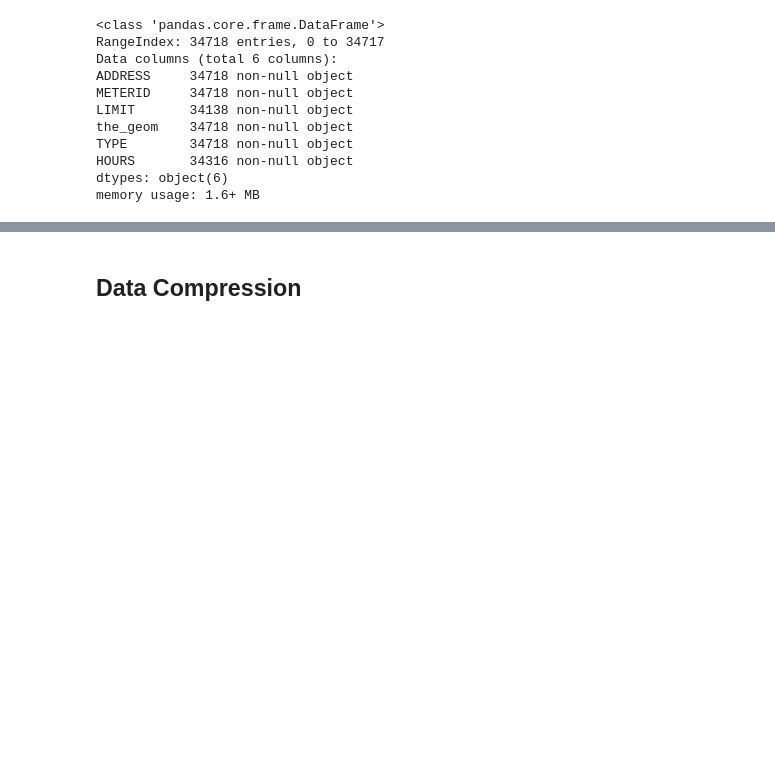
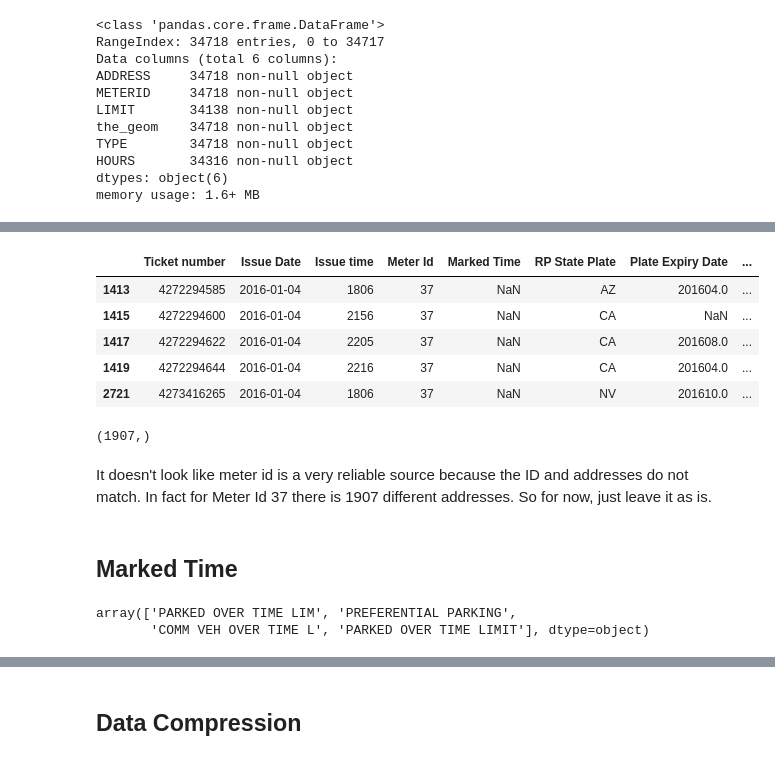
Before and after one commit to jachen36/2018_la_parking_citation, a Jupyter notebook: cleaning.ipynb, the cells around one changed output, grey strips where cells are left out. Saved outputs shown, nothing was run; the diff lists cells and outputs as text; code cells hidden in the pictures; blank space fills up the shorter version.

```diff
--- a/cleaning.ipynb
+++ b/cleaning.ipynb
@@ -211,0 +196,22 @@ meter_count.shape
+# %%
+df[df['Meter Id'] == '37'].head()
+# %% [output]
+|  | Ticket number | Issue Date | Issue time | Meter Id | Marked Time | RP State Plate | Plate Expiry Date | ... |
+| 1413 | 4272294585 | 2016-01-04 | 1806 | 37 | NaN | AZ | 201604.0 | ... |
+| 1415 | 4272294600 | 2016-01-04 | 2156 | 37 | NaN | CA | NaN | ... |
+| 1417 | 4272294622 | 2016-01-04 | 2205 | 37 | NaN | CA | 201608.0 | ... |
+| 1419 | 4272294644 | 2016-01-04 | 2216 | 37 | NaN | CA | 201604.0 | ... |
+| 2721 | 4273416265 | 2016-01-04 | 1806 | 37 | NaN | NV | 201610.0 | ... |
+# %%
+df[df['Meter Id'] == '37'].Location.unique().shape
+# %% [output]
+(1907,)
+# %% [markdown]
+It doesn't look like meter id is a very reliable source because the ID and addresses do not match. In fact for Meter Id 37 there is 1907 different addresses. So for now, just leave it as is.
+# %% [markdown]
+## Marked Time
+# %%
+df[df['Marked Time'].notnull()]['Violation Description'].unique()
+# %% [output]
+array(['PARKED OVER TIME LIM', 'PREFERENTIAL PARKING',
+       'COMM VEH OVER TIME L', 'PARKED OVER TIME LIMIT'], dtype=object)
```
Also changed, not shown: parts of 17 cells of this notebook, 1 other file.
